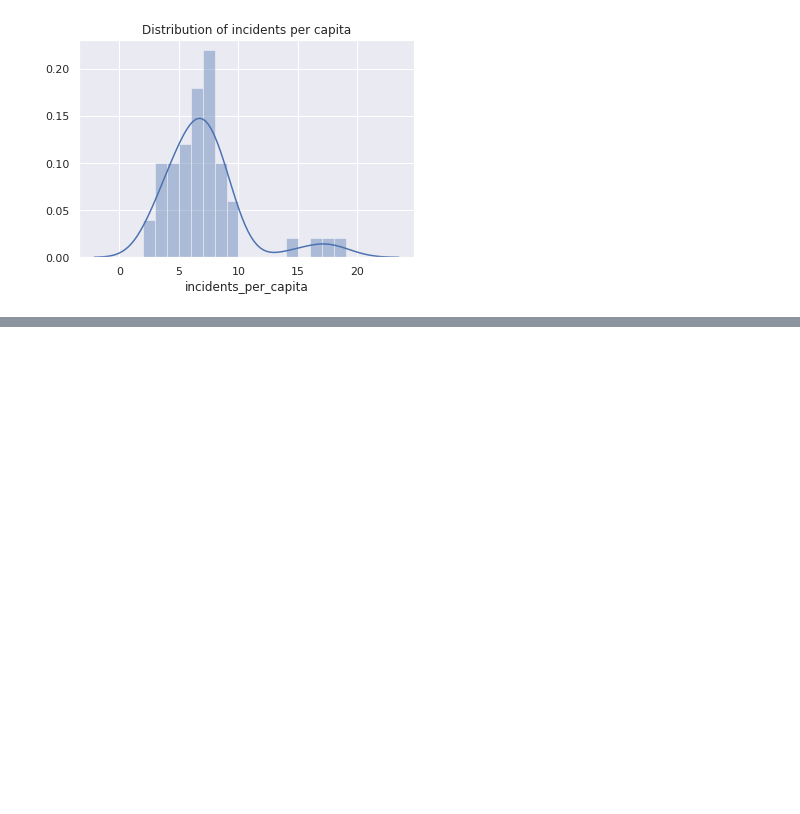
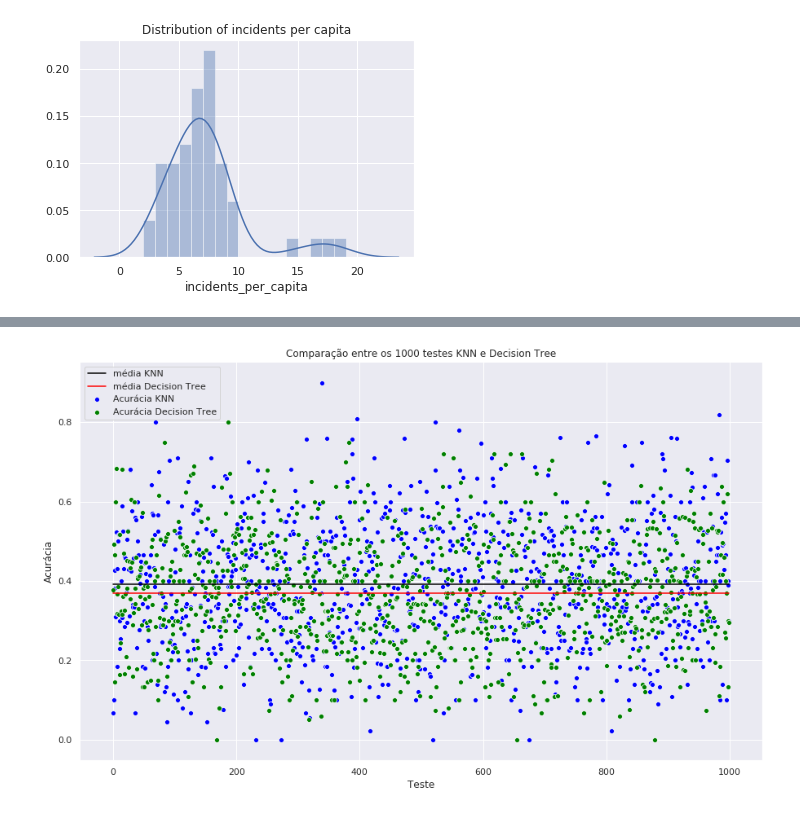
Before and after one commit to PedroPrisxzma/DataScience-Project, a Jupyter notebook: notebooks/Classification.ipynb, the cells around one changed output, grey strips where cells are left out. Saved outputs shown, nothing was run; the diff lists cells and outputs as text; code cells hidden in the pictures; blank space fills up the shorter version.

```diff
--- a/notebooks/Classification.ipynb
+++ b/notebooks/Classification.ipynb
@@ -12,6 +12,9 @@ from sklearn.metrics import classification_report, confusion_matrix, f1_score
 from sklearn.model_selection import train_test_split
 from sklearn.neighbors import KNeighborsClassifier
 from sklearn.tree.export import export_text
+
+# Tamanho default das figuras
+matplotlib.rcParams['figure.figsize'] = (15.0, 9.0)
 # %%
 # Load gun laws dataset
 gun_laws = pd.read_csv('../databases/gun_laws.zip', compression='zip')
@@ -144,0 +149,18 @@ mean(tree_f1_results)
+# %%
+
+sns.scatterplot(x=[i for i in range(1000)] , y=knn_f1_results, label='Acurácia KNN', color='Blue')
+sns.scatterplot(x=[i for i in range(1000)] , y=tree_f1_results, label='Acurácia Decision Tree', color='Green')
+
+# Média
+sns.lineplot(x=[i for i in range(1000)], y=[mean(knn_f1_results) for i in range(1000)], color='Black',
+             label='média KNN')
+sns.lineplot(x=[i for i in range(1000)], y=[mean(tree_f1_results) for i in range(1000)], color='Red',
+             label='média Decision Tree')
+
+
+plt.title('Comparação entre os 1000 testes KNN e Decision Tree')
+plt.xlabel('Teste')
+plt.ylabel('Acurácia')
+plt.show()
+# %% [output]
+[figure, added]
```
Also changed, not shown: parts of 4 cells of this notebook, 3 other files.
